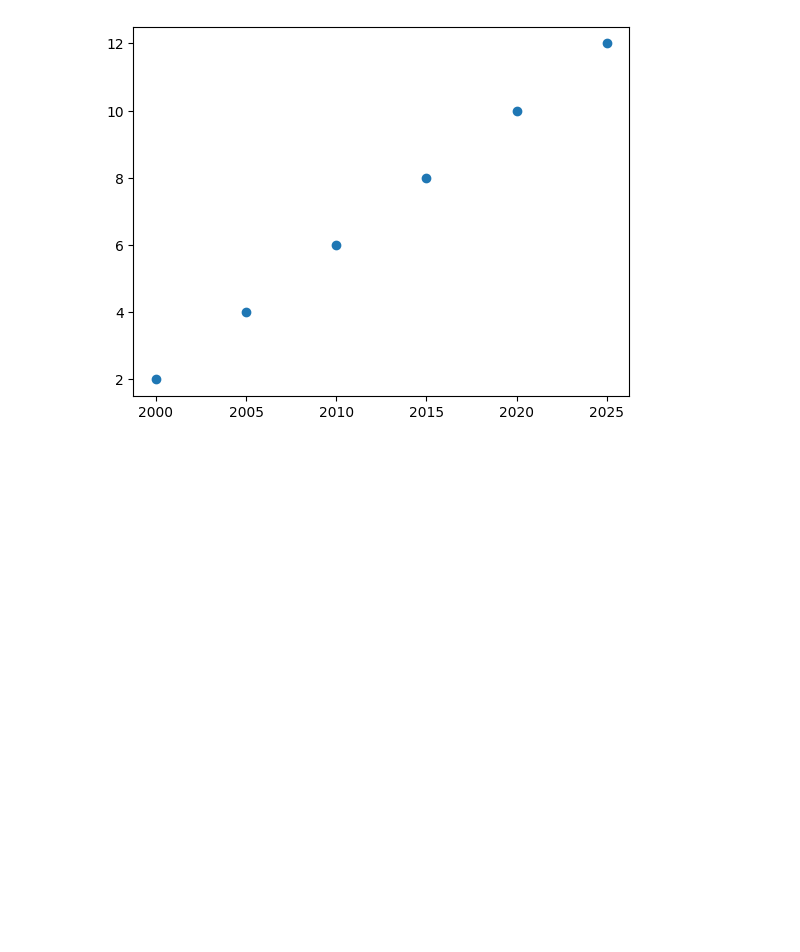
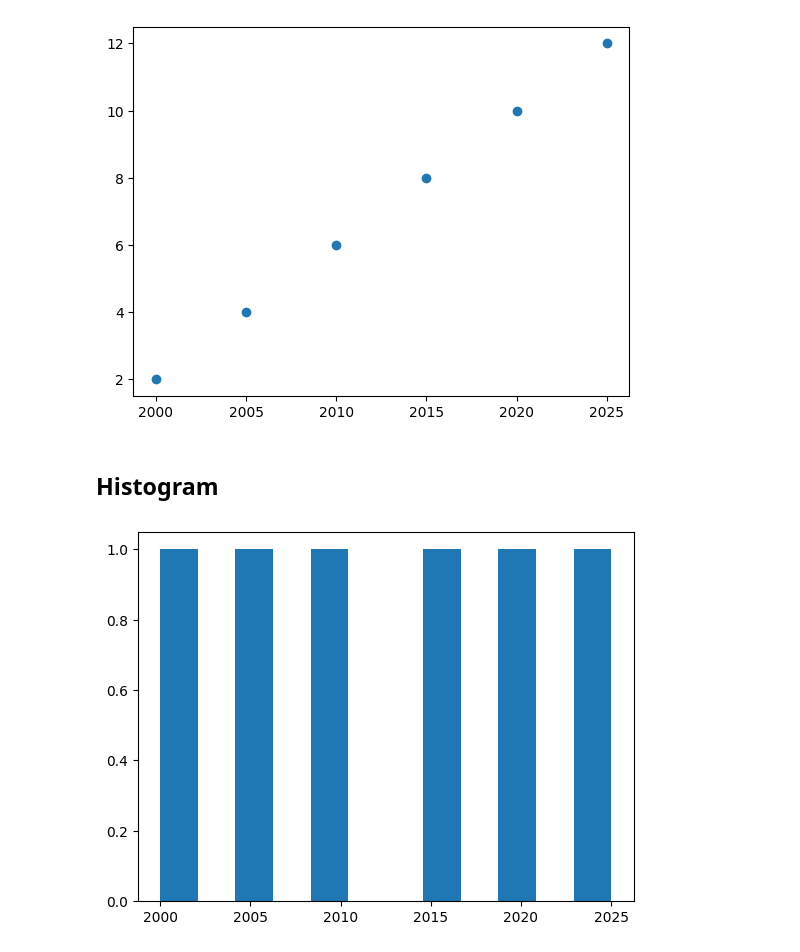
Before and after one commit to ArthIJani/Associate_Data_Scientist_in_Python, a Jupyter notebook: 02_Intermediate_Python/Matplotlib/01_Basics.ipynb, the cells around one changed output. Saved outputs shown, nothing was run; the diff lists cells and outputs as text; code cells hidden in the pictures; blank space fills up the shorter version.

Commit message:
Histogram

```diff
--- a/02_Intermediate_Python/Matplotlib/01_Basics.ipynb
+++ b/02_Intermediate_Python/Matplotlib/01_Basics.ipynb
@@ -15,3 +21,10 @@ plt.scatter(x, y)
 plt.show()
 # %% [output]
 [figure]
+# %% [markdown]
+## Histogram
+# %%
+plt.hist(x, bins=12)
+plt.show()
+# %% [output]
+[figure, added]
```
Also changed, not shown: parts of 3 cells of this notebook.
